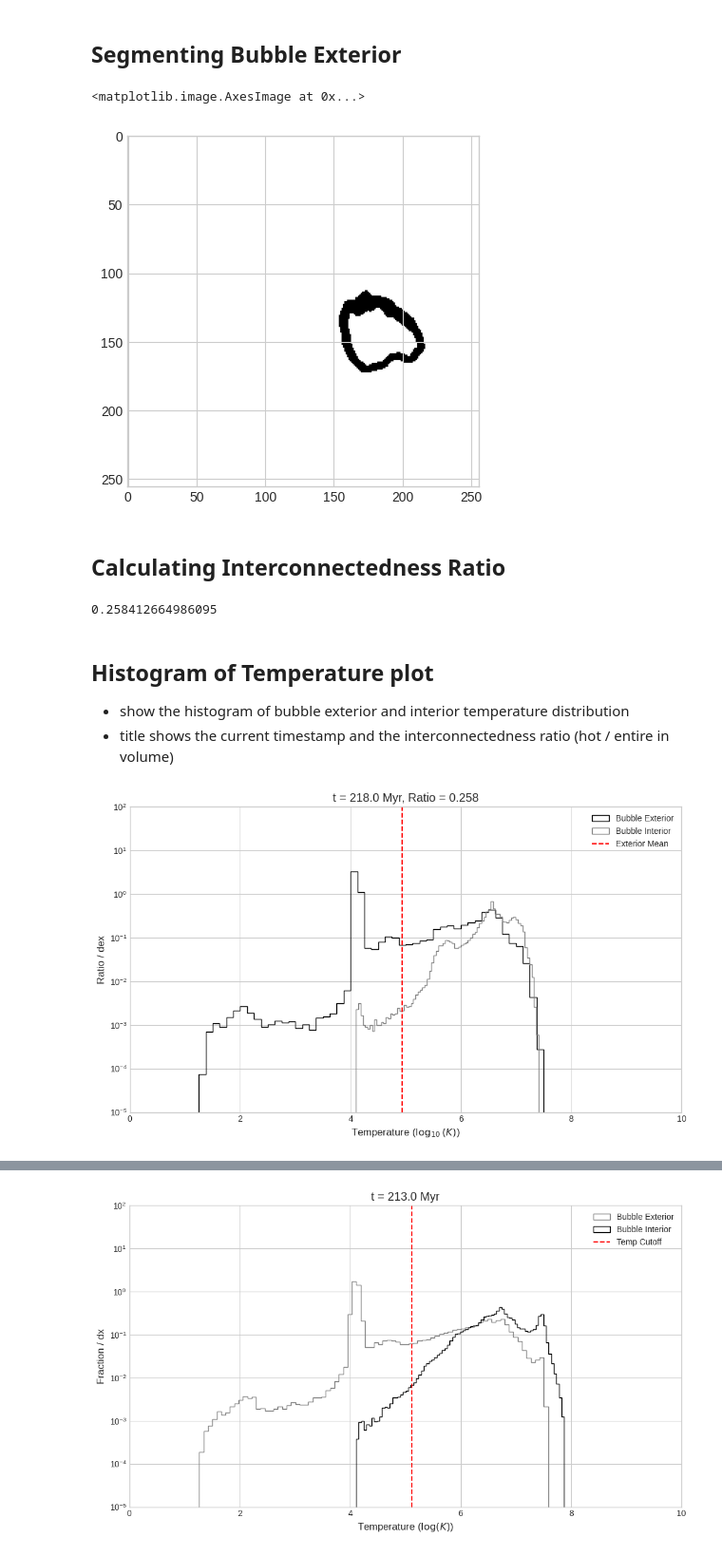
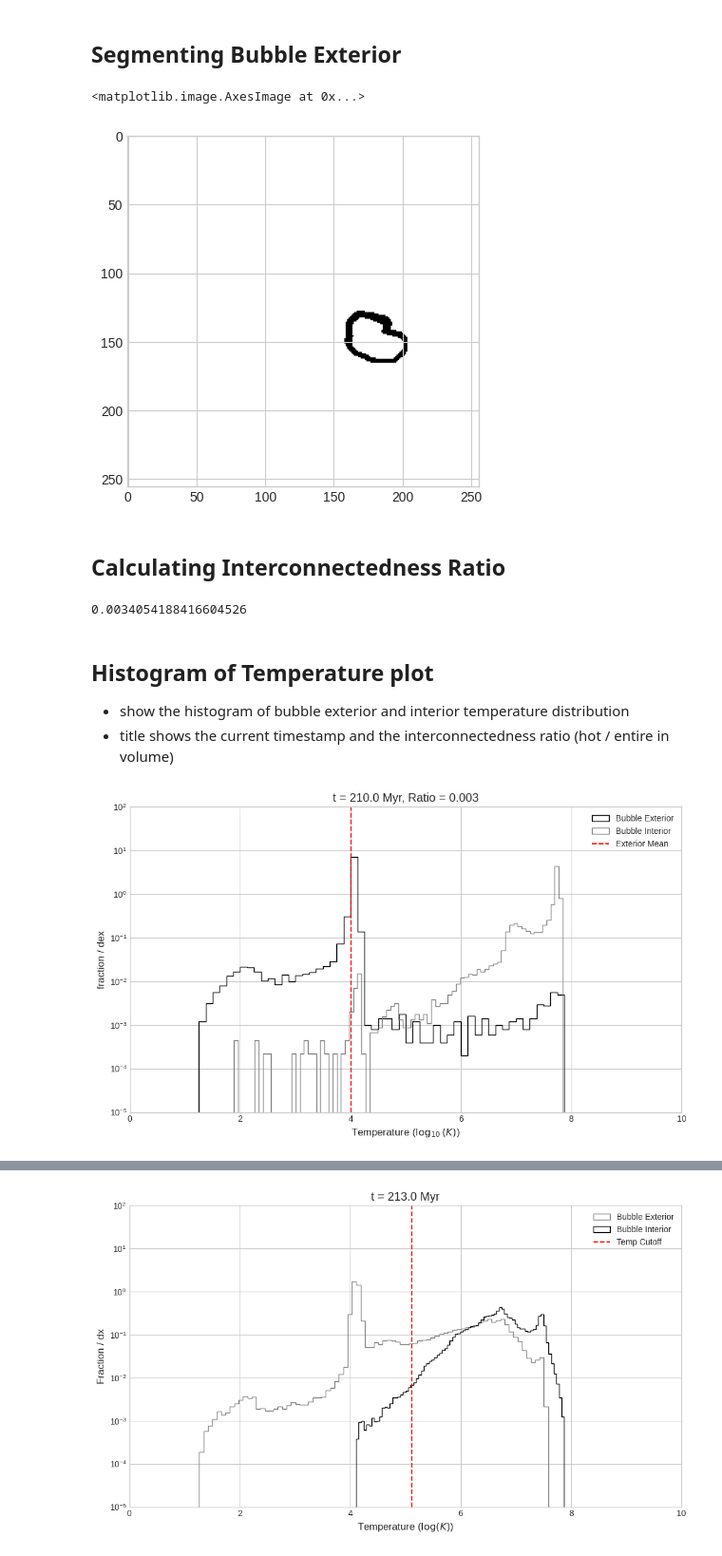
Before and after one commit to Joycelyn-Chen/Astro-UNETR, a Jupyter notebook: graphs/hist-of-temp.ipynb, the cells around one changed output, grey strips where cells are left out. Shown: that part at 95% size. Saved outputs shown, nothing was run; the diff lists cells and outputs as text; code cells hidden in the pictures.

```diff
--- a/graphs/hist-of-temp.ipynb
+++ b/graphs/hist-of-temp.ipynb
@@ -72,7 +72,7 @@ def timestamp2Myr(timestamp):
 hdf5_root = "/srv/data/stratbox_simulations/stratbox_particle_runs/bx5/smd132/sn34/pe300/4pc_resume/4pc"
 mask_root = '/home/joy0921/Desktop/Dataset/MHD-3DIS/SB_tracks/230'
 output_root = '/home/joy0921/Desktop/Dataset/MHD-3DIS/SB_tracks/230'
-timestamp = '470'
+timestamp = '390'
 # timestamp_mask = '420-with-neck'
 lower_bound = 0
 upper_bound = 256
@@ -115,7 +115,7 @@ plt.imshow(mask_slice)
 
 # Compute the difference (convert boolean arrays to uint8 for subtraction)
 # mask_diff = dilated.astype(np.uint8) - eroded.astype(np.uint8)
-mask_diff = np.logical_xor(dilated, eroded)
+mask_diff = np.logical_xor(dilated, mask_original)
 
 slice_index = 130 #mask_diff.shape[2] // 2
 # Multiply by 255 to scale the binary mask to full grayscale range
@@ -126,7 +126,7 @@ plt.imshow(mask_slice)
 # cv.imwrite(save_path, mask_slice)
 # %% [output]
 <matplotlib.image.AxesImage at 0x...>
-[figure, old version]
+[figure, new version]
 # %%
 temp_values = temp_cube[mask_diff == 1]
 temp_values_original = temp_cube[eroded == 1]
@@ -151,7 +151,7 @@ log_temp_interior = np.log10(temp_values_original)
 # %%
 fraction
 # %% [output]
-0.258412664986095
+0.0034054188416604526
 # %% [markdown]
 ## Histogram of Temperature plot
 - show the histogram of bubble exterior and interior temperature distribution
@@ -166,35 +166,35 @@ bins = np.linspace(x_min, x_max, n_bins + 1)
 
 # Create normalized weights for histogram plotting.
 dx = (x_max - x_min) / n_bins
 bins_per_order = 1.0 / dx  # typically 50 for [0,10] with dx=0.2
 weights_hist = np.ones_like(log_temp) / len(log_temp) * bins_per_order
 weights_hist_interior = np.ones_like(log_temp_interior) / len(log_temp_interior) * bins_per_order
 
 # Plot the step histogram on top.
 ax.hist(log_temp, bins=bins, histtype='step', linestyle='solid',
         weights=weights_hist, label='Bubble Exterior', color='black')
 
 ax.hist(log_temp_interior, bins=n_bins, histtype='step', linestyle='solid',          #dashed
         weights=weights_hist_interior, label='Bubble Interior', color='gray')
 
 # Mark a vertical line at the mean log-temperature.
 ax.axvline(x=log_temp.mean(), color='r', linestyle='--', label='Exterior Mean')
 
 # Set axis labels and title (including the fraction result).
 ax.set_xlabel("Temperature ($\\log_{10}(K)$)", fontsize=12)
-ax.set_ylabel("Ratio / dex", fontsize=12)
+ax.set_ylabel("fraction / dex", fontsize=12)
 ax.set_title(f"t = {timestamp2Myr(int(timestamp))} Myr, Ratio = {fraction:.3f}", fontsize=14)
 
 # Set axis limits and scaling.
 ax.set_xlim(x_min, x_max)
 ax.set_ylim(1e-5, 1e2)
 ax.set_yscale('log')
 ax.legend(fontsize=10)
 
 plt.tight_layout()
 # plt.show()
 # %% [output]
-[figure, old version]
+[figure, new version]
 # %%
 # Set up histogram parameters.
 plt.style.use('seaborn-v0_8-whitegrid')
```
Also changed, not shown: parts of 2 cells of this notebook.
